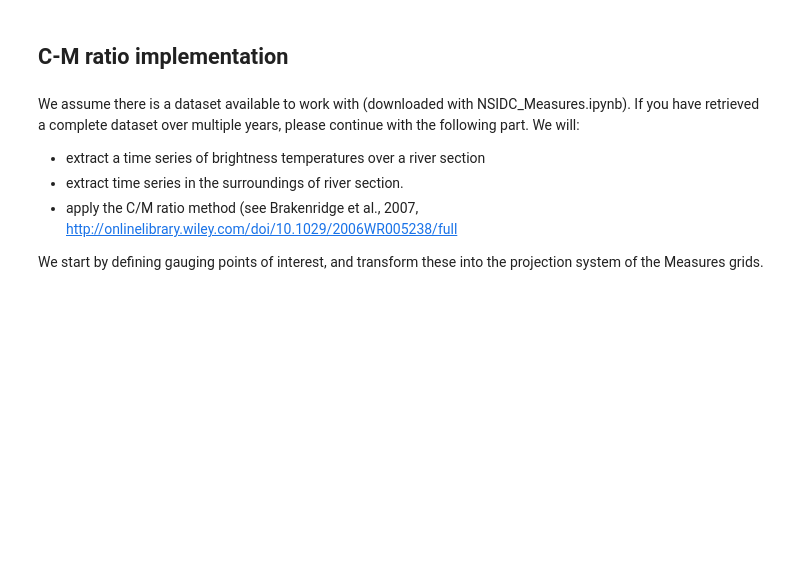
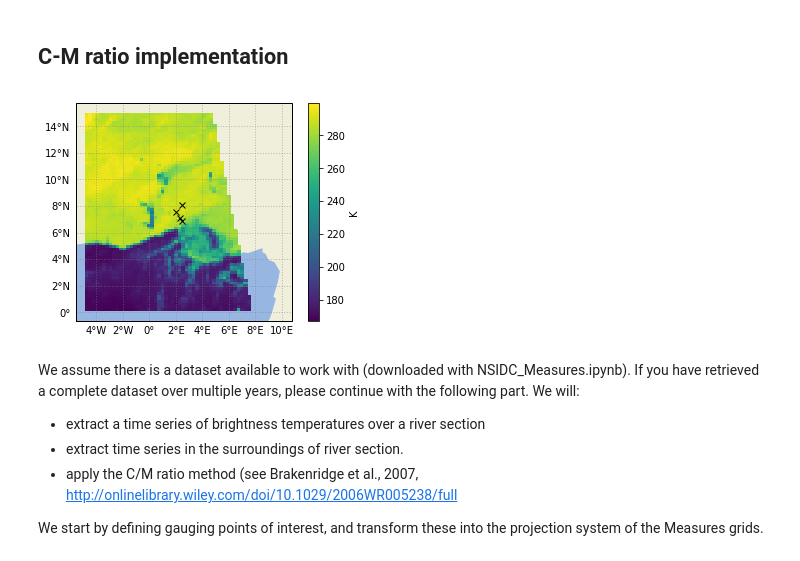
Before and after one commit to hcwinsemius/satellite-cookbook, a Jupyter notebook: NSIDC-AMSRE/C-M_ratio_discharge.ipynb, the cells around one changed output. Drawn from its saved outputs; the diff is of its cells as text; code cells hidden in the pictures; blank space fills up the shorter version.

Commit message:
work in progress 3 point calibration method

```diff
--- a/NSIDC-AMSRE/C-M_ratio_discharge.ipynb
+++ b/NSIDC-AMSRE/C-M_ratio_discharge.ipynb
@@ -29,4 +30,50 @@ from ipywidgets import interact
 import nsidc
+# %%
+# ds = xr.open_dataset(fn_out)
+# The following dataset satellite images of a certain region with specific settings (37GHz band, Horizontal Polarization, Ascending recording )
+ds = xr.open_dataset('C:\\Users\\908138\\githubdata\\37ghz_25km_H_A\\NSIDC-0630-EASE2_T25km-AQUA-AMSRE-36H-A_2002.nc')
+ax = plt.axes(projection=ccrs.PlateCarree())
+ax.add_feature(cfeature.LAND)
+ax.add_feature(cfeature.OCEAN)
+# get a mesh of the coordinates in grid's projection
+xi, yi = np.meshgrid(ds.x, ds.y)
+
+# the chosen projection is not (yet) supported by caropy.crs, so we need to do the transformation ourselves for now.
+# No biggy, here we go
+
+# define the proj4string belonging to the grids you are downloading. You can find these in a downloaded sample
+# under the variable/attribute crs.proj4text. Here we simply copy-paste that.
+proj4str = '+proj=cea +lat_0=0 +lon_0=0 +lat_ts=30 +x_0=0 +y_0=0 +ellps=WGS84 +datum=WGS84 +units=m'
+# we define a projection object for the projection used in the downloaded grids.
+proj_in = pyproj.Proj(proj4str)
+# we define a projection object for lat-lon WGS84 (EPSG code 4326)
+proj_out = pyproj.Proj(init='epsg:4326')
+
+loni, lati = pyproj.transform(proj_in, proj_out, xi, yi)
+# now drape the data on the map
+p = ax.pcolormesh(loni, lati, ds['TB'][1].values, transform=ccrs.PlateCarree())
+
+
+# also plot some points of interest
+points_interest = [(2.4406387000000223, 6.893251099999999),
+                   (2.2999999999999545, 7.099999999999999),
+                   (2.4851462999999967, 8.0335995),
+                   (2.0499999999999545, 7.566667)
+]
+ax = plt.axes(projection=ccrs.PlateCarree())
+ax = nsidc.plot_points(ax, points_interest, marker='x', color='k', linewidth=0., transform=ccrs.PlateCarree())
+plt.colorbar(p, label='K')
+gl = ax.gridlines(crs=ccrs.PlateCarree(), draw_labels=True,
+                  linewidth=1, color='gray', alpha=0.5, linestyle=':')
+gl.xlabels_top = False
+gl.ylabels_right = False
+gl.xformatter = LONGITUDE_FORMATTER
+gl.yformatter = LATITUDE_FORMATTER
+
+# Gracefully close ds
+ds.close()
+# %% [output]
+[figure, added]
 # %% [markdown]
 We assume there is a dataset available to work with (downloaded with NSIDC_Measures.ipynb). If you have retrieved a complete dataset over multiple years, please continue with the following part. We will:
 - extract a time series of brightness temperatures over a river section
```
Also changed, not shown: parts of 20 cells of this notebook, 1 other file.
